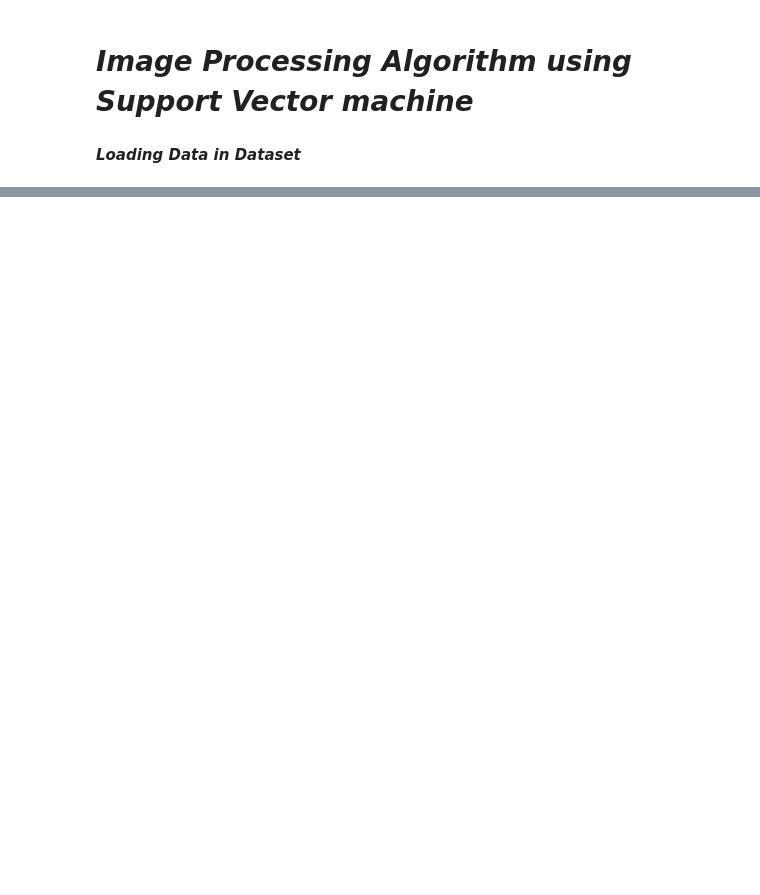
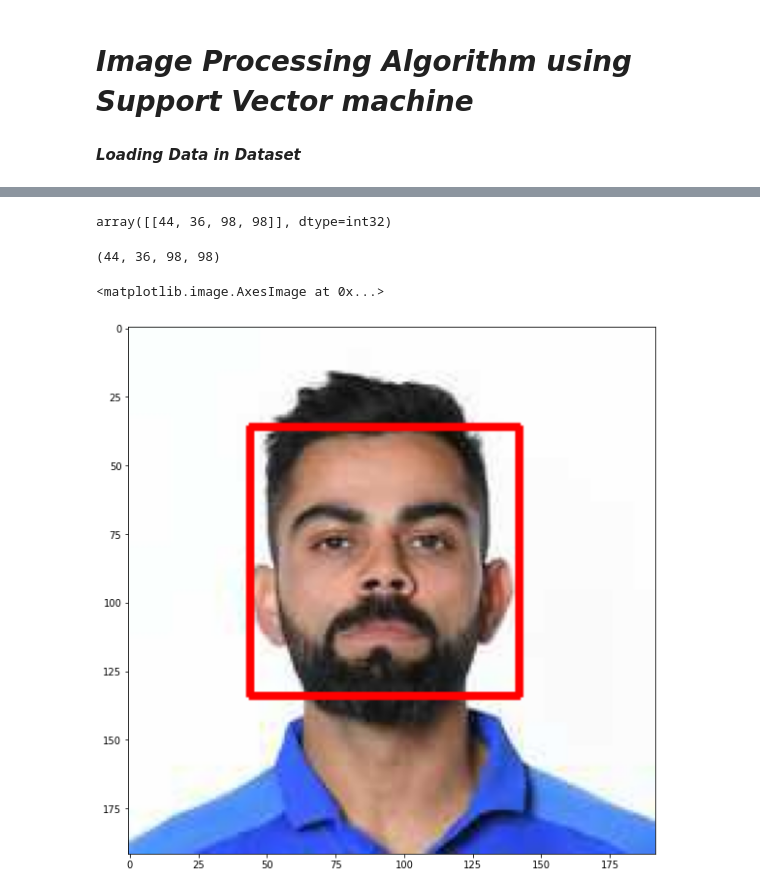
Before and after one commit to AftabUdaipurwala/ImageClassification, a Jupyter notebook: Celebrity_Face_Recognition_Model.ipynb, the cells around one changed output, grey strips where cells are left out. Saved outputs shown, nothing was run; the diff lists cells and outputs as text; code cells hidden in the pictures; blank space fills up the shorter version.

```diff
--- a/Celebrity_Face_Recognition_Model.ipynb
+++ b/Celebrity_Face_Recognition_Model.ipynb
@@ -42,0 +73,21 @@ gray.shape
+# %%
+# Loading Haar cascade for checking the 2 eyes and face of each images
+face_cascades = cv2.CascadeClassifier('/content/drive/MyDrive/py-master/DataScience/CelebrityFaceRecognition/model/opencv/haarcascades/haarcascade_frontalface_default.xml')
+eye_cascades = cv2.CascadeClassifier('/content/drive/MyDrive/py-master/DataScience/CelebrityFaceRecognition/model/opencv/haarcascades/haarcascade_eye.xml')
+
+faces = face_cascades.detectMultiScale(gray, 1.3,5)
+faces
+# %% [output]
+array([[44, 36, 98, 98]], dtype=int32)
+# %%
+(x,y,w,h)= faces[0]
+x,y,w,h
+# %% [output]
+(44, 36, 98, 98)
+# %%
+# Detecting Face using Face cascades
+face_img= cv2.rectangle(cv2.cvtColor(img, cv2.COLOR_BGR2RGB),(x,y), (x+w,y+h),(255,0,0),2 )
+plt.imshow(face_img)
+# %% [output]
+<matplotlib.image.AxesImage at 0x...>
+[figure, added]
```
Also changed, not shown: parts of 11 cells of this notebook.
